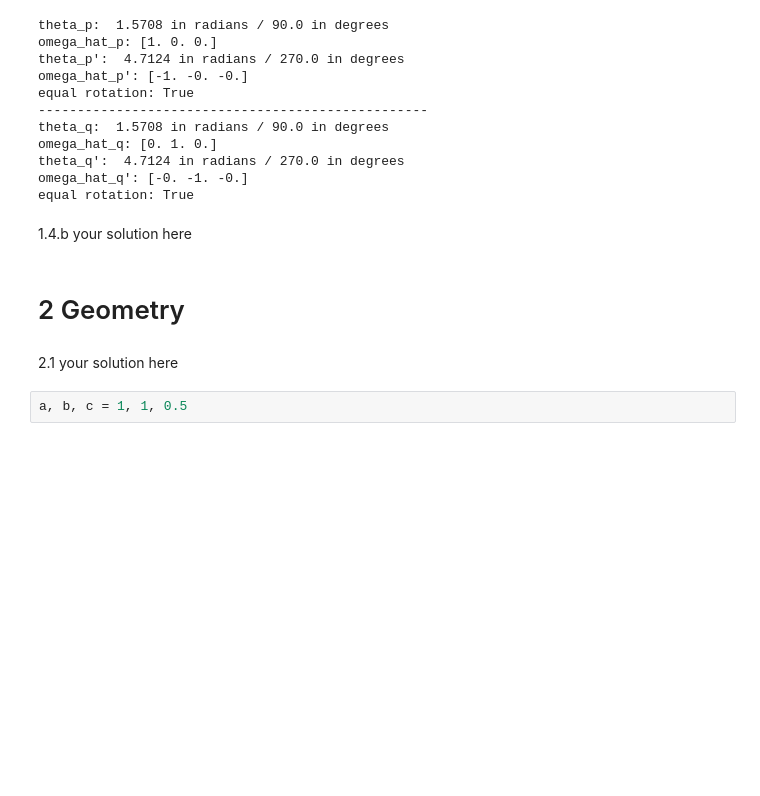
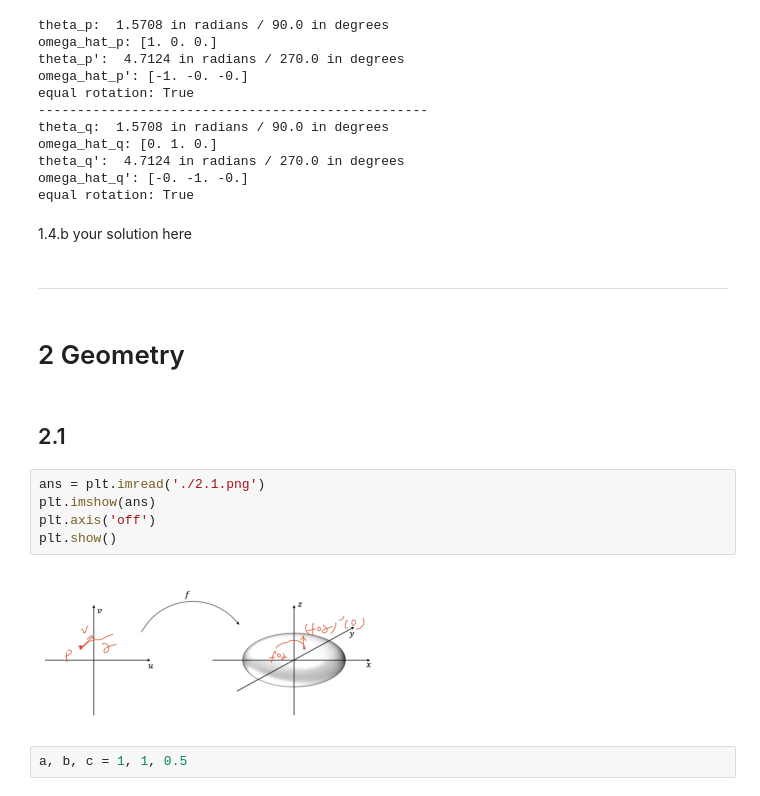
Before and after one commit to yifanwu2828/ML-Meets-Geometry, a Jupyter notebook: cse291/HW1/HW1.ipynb, the cells around one changed output. Drawn from its saved outputs; the diff is of its cells as text; blank space fills up the shorter version.

```diff
--- a/cse291/HW1/HW1.ipynb
+++ b/cse291/HW1/HW1.ipynb
@@ -342,10 +343,19 @@ omega_hat_q': [-0. -1. -0.]
 equal rotation: True
 # %% [markdown]
 1.4.b your solution here
+# %% [markdown]
+---------------------------------------------------------------------------------------
 # %% [markdown]
 # 2 Geometry
-# %% [markdown]
-2.1 your solution here
+# %% [markdown]
+## 2.1
+# %%
+ans = plt.imread('./2.1.png')
+plt.imshow(ans)
+plt.axis('off')
+plt.show()
+# %% [output]
+[figure, added]
 # %%
 a, b, c = 1, 1, 0.5
 # %%
```
Also changed, not shown: parts of 21 cells of this notebook, 1 other file.
